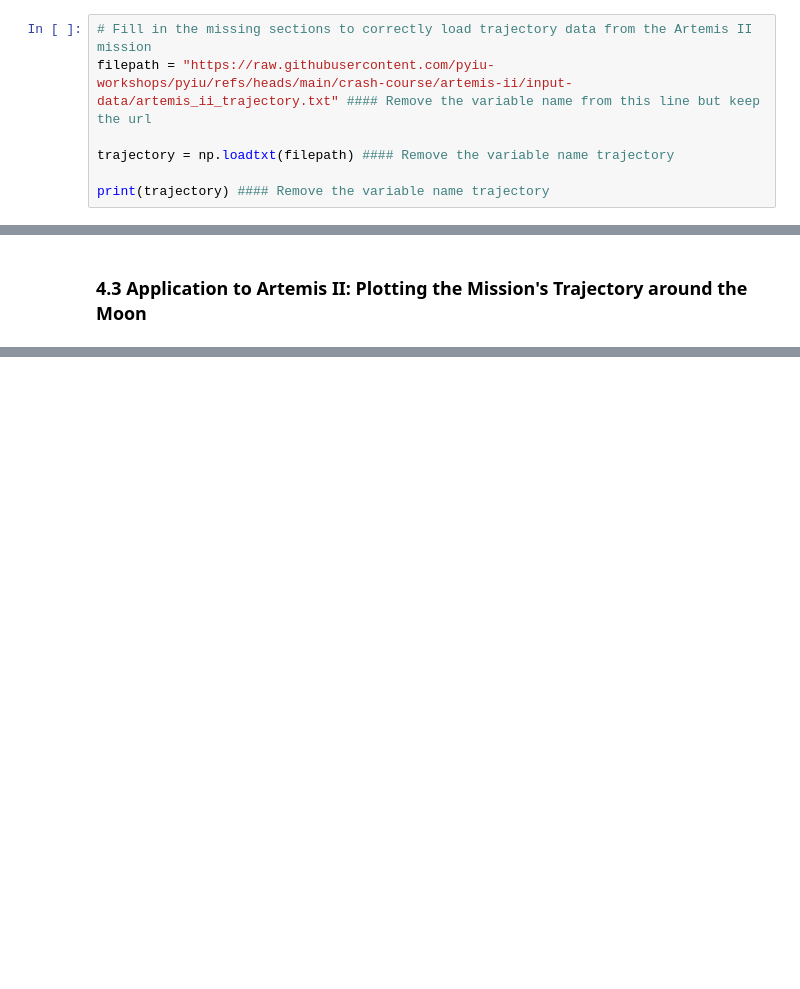
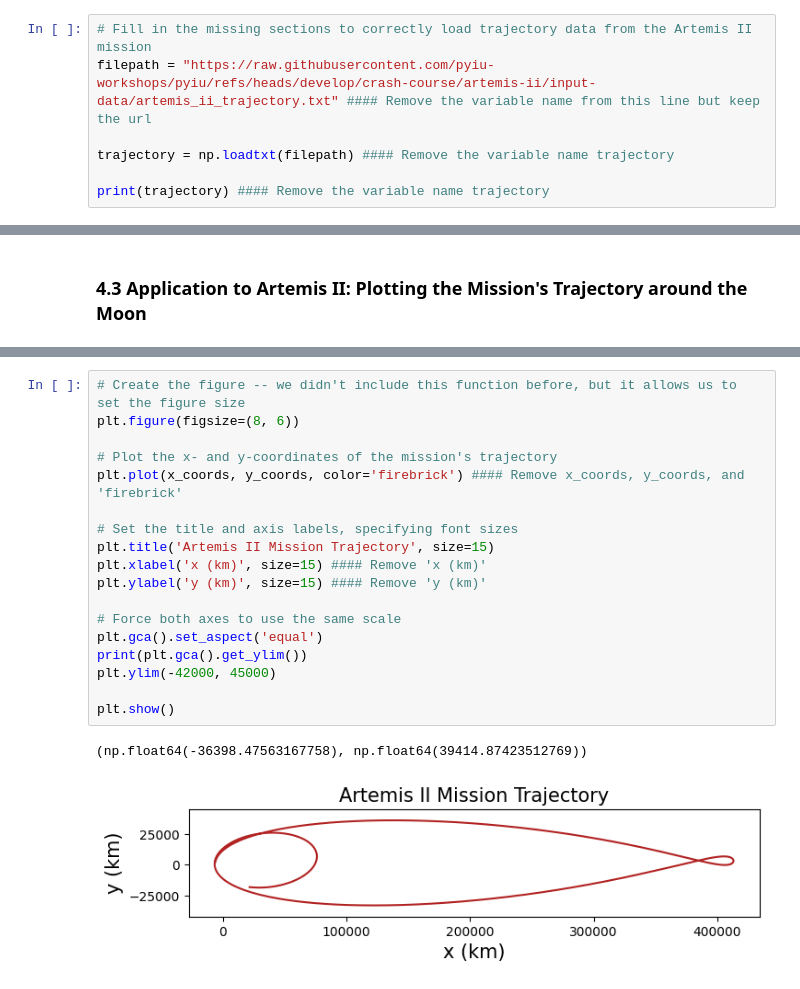
Before and after one commit to pyiu-workshops/pyiu, a Jupyter notebook: crash-course/artemis-ii/artemis_ii.ipynb, the cells around one changed output, grey strips where cells are left out. Cells and saved outputs as stored; diff of their text form; blank space fills up the shorter version.

Commit message:
Started plotting application section, updated input data file

```diff
--- a/crash-course/artemis-ii/artemis_ii.ipynb
+++ b/crash-course/artemis-ii/artemis_ii.ipynb
@@ -181,7 +181,7 @@ To start visualizing the the trajectory of the Artemis II mission, we first need
 **Exercise:** Complete the code block below to load in trajectory data from the Artemis II mission.
 # %%
 # Fill in the missing sections to correctly load trajectory data from the Artemis II mission
-filepath = "https://raw.githubusercontent.com/pyiu-workshops/pyiu/refs/heads/main/crash-course/artemis-ii/input-data/artemis_ii_trajectory.txt" #### Remove the variable name from this line but keep the url
+filepath = "https://raw.githubusercontent.com/pyiu-workshops/pyiu/refs/heads/develop/crash-course/artemis-ii/input-data/artemis_ii_trajectory.txt" #### Remove the variable name from this line but keep the url
 
 trajectory = np.loadtxt(filepath) #### Remove the variable name trajectory
 
@@ -539,0 +547,21 @@ Nice. Now, we have a clear title for our plot and axis labels. These are very im
+# %%
+# Create the figure -- we didn't include this function before, but it allows us to set the figure size
+plt.figure(figsize=(8, 6))
+
+# Plot the x- and y-coordinates of the mission's trajectory
+plt.plot(x_coords, y_coords, color='firebrick') #### Remove x_coords, y_coords, and 'firebrick'
+
+# Set the title and axis labels, specifying font sizes
+plt.title('Artemis II Mission Trajectory', size=15)
+plt.xlabel('x (km)', size=15) #### Remove 'x (km)'
+plt.ylabel('y (km)', size=15) #### Remove 'y (km)'
+
+# Force both axes to use the same scale
+plt.gca().set_aspect('equal')
+print(plt.gca().get_ylim())
+plt.ylim(-42000, 45000)
+
+plt.show()
+# %% [output]
+(np.float64(-36398.47563167758), np.float64(39414.87423512769))
+[figure, added]
```
Also changed, not shown: parts of 5 cells of this notebook, 1 other file.
